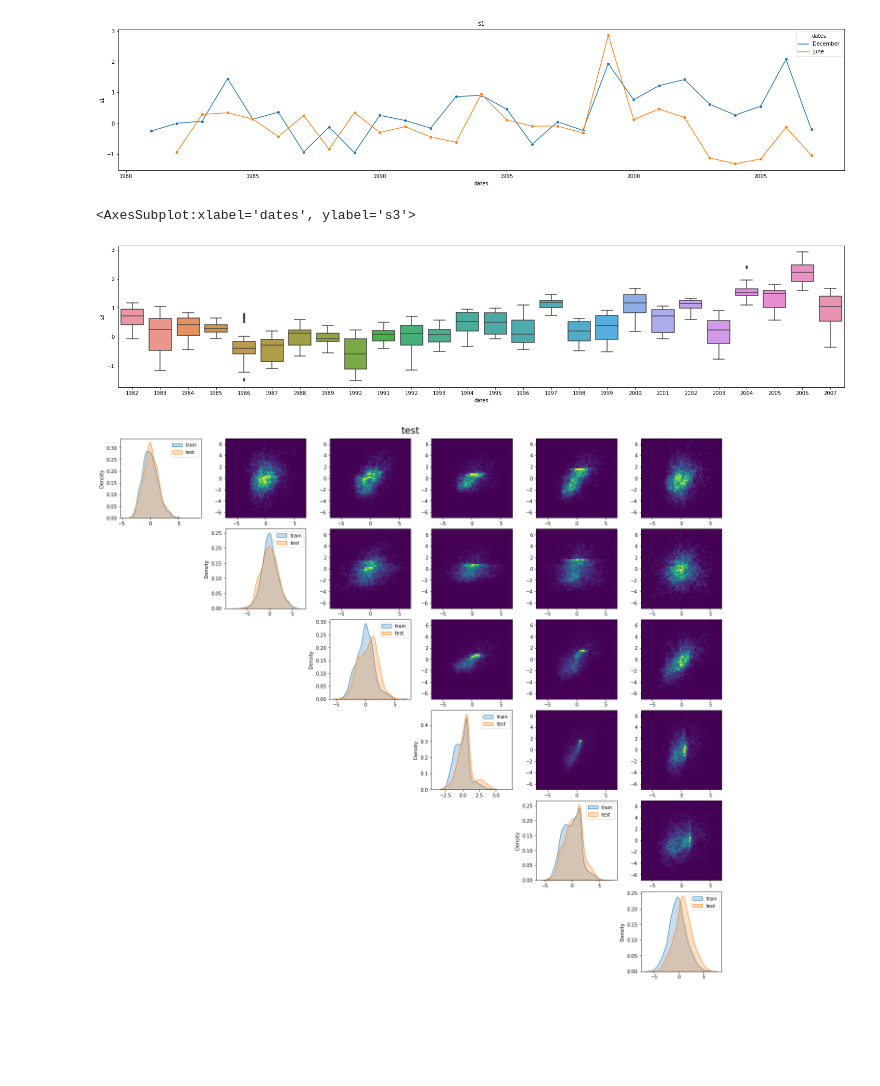
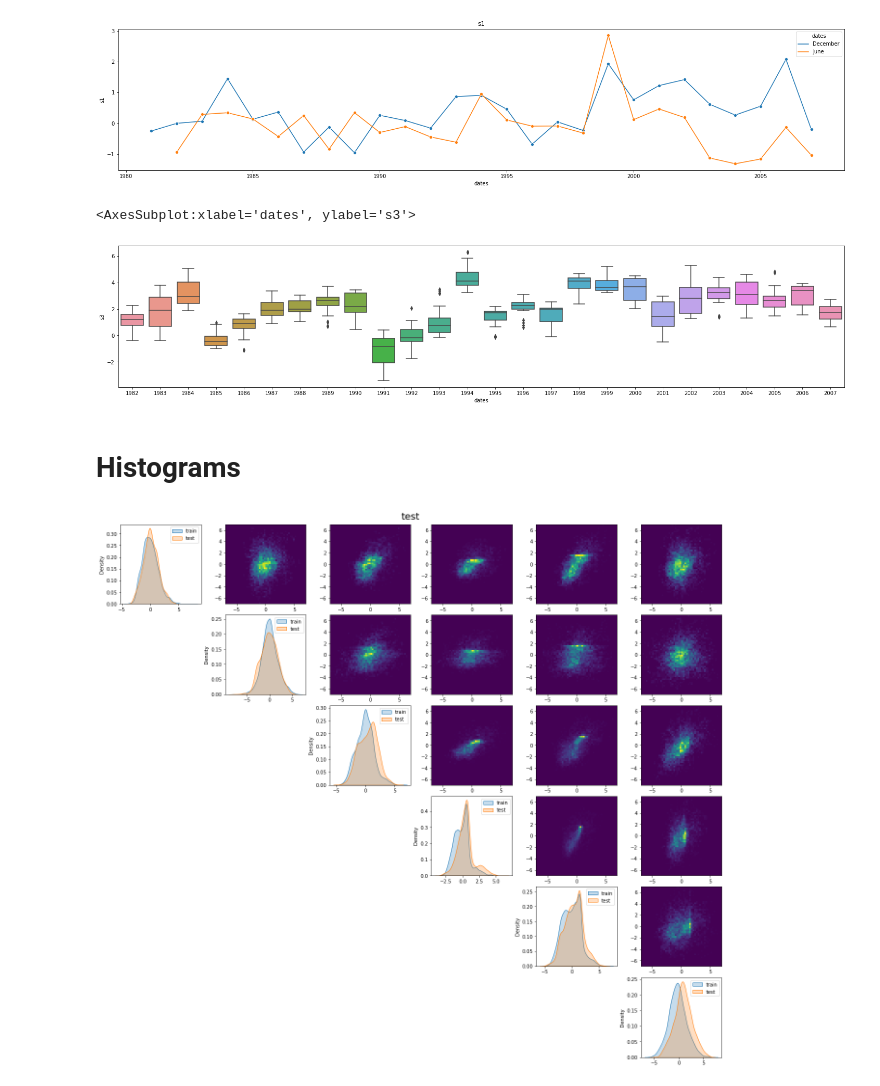
Before and after one commit to saschagaudlitz/Flash, a Jupyter notebook: visualize.ipynb, the cells around one changed output. Saved outputs shown, nothing was run; the diff lists cells and outputs as text; code cells hidden in the pictures; blank space fills up the shorter version.

```diff
--- a/visualize.ipynb
+++ b/visualize.ipynb
@@ -79,12 +136,14 @@ sns.lineplot(data=df_plot, x=df_plot.index.year, y=station, hue=df_plot.index.mo
 [figure]
 # %%
 station = 's3'
-month = 1
+month = 8
 
 fig, ax = plt.subplots(figsize=(25, 5))
 df_plot = df_all[df_all.index.month == month]
 sns.boxplot(y=df_plot[station], x=df_plot.index.year, ax=ax)
 # %% [output]
 <AxesSubplot:xlabel='dates', ylabel='s3'>
-[figure, old version]
+[figure, new version]
+# %% [markdown]
+# Histograms
 # %%
```
Also changed, not shown: parts of 15 cells of this notebook, 2 other files.
